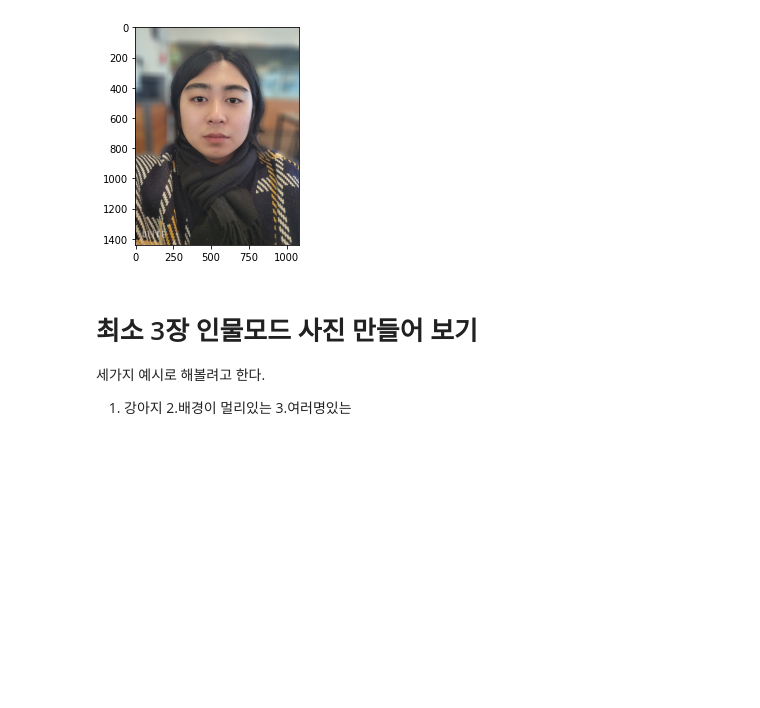
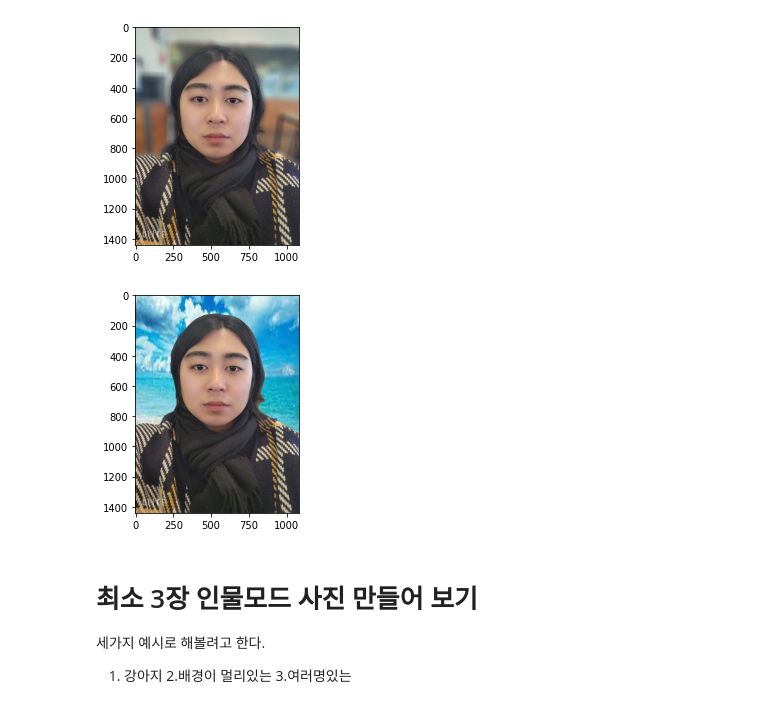
Before and after one commit to tmsk0711/AIFFEL_TEST, a Jupyter notebook: EXPLORATION_07.ipynb, the cells around one changed output. Cells and saved outputs as stored; diff of their text form; code cells hidden in the pictures; blank space fills up the shorter version.

```diff
--- a/EXPLORATION_07.ipynb
+++ b/EXPLORATION_07.ipynb
@@ -23 +50,4 @@ plt.show()
+# %%
+bg_path = os.getenv('HOME')+'/aiffel/human_segmentation/images/sea2.png'
+bg_orig = cv2.imread(bg_path)
 # %%
@@ -131,6 +158,12 @@ plt.imshow(cv2.cvtColor(img_concat, cv2.COLOR_BGR2RGB))
 plt.show()
 # %% [output]
 [figure]
+# %%
+img_concat = np.where(img_mask_color==255, img_orig, bg_orig)
+plt.imshow(cv2.cvtColor(img_concat, cv2.COLOR_BGR2RGB))
+plt.show()
+# %% [output]
+[figure, added]
 # %% [markdown]
 # 최소 3장 인물모드 사진 만들어 보기
 세가지 예시로 해볼려고 한다.
```
Also changed, not shown: parts of 12 cells of this notebook.
